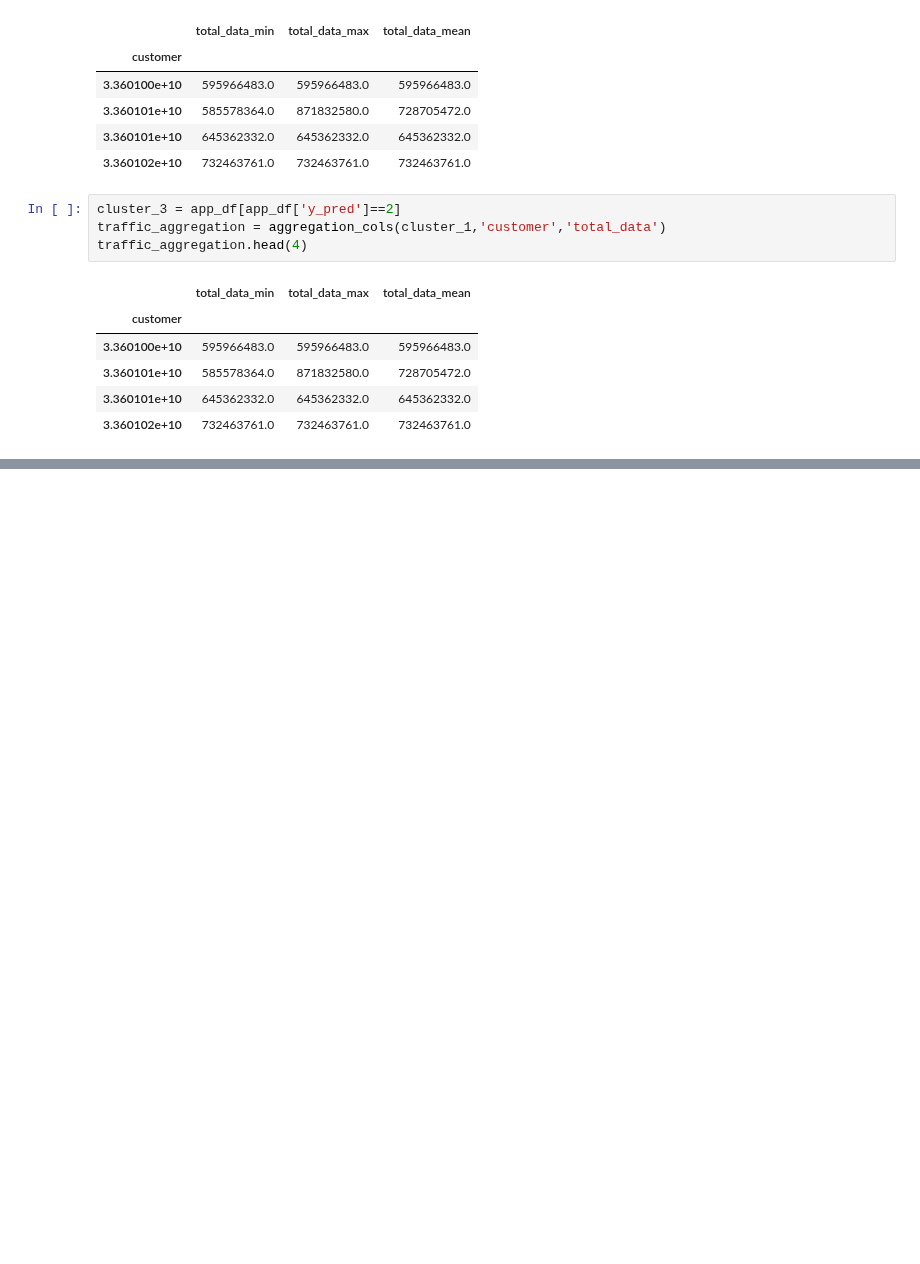
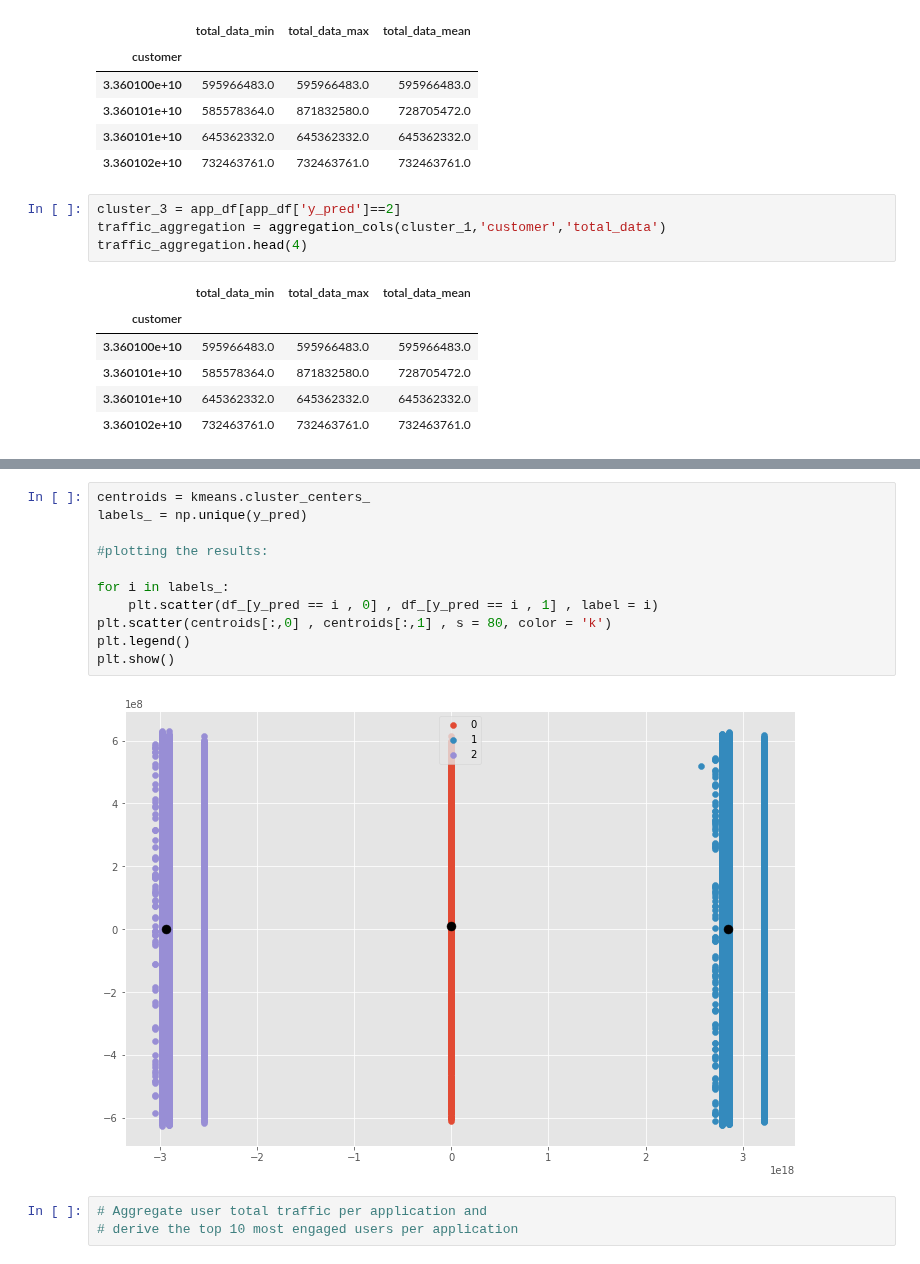
Before and after one commit to tutorialcreation/TelComChallenge, a Jupyter notebook: notebooks/Modelling.ipynb, the cells around one changed output, grey strips where cells are left out. Drawn from its saved outputs; the diff is of its cells as text; blank space fills up the shorter version.

```diff
--- a/notebooks/Modelling.ipynb
+++ b/notebooks/Modelling.ipynb
@@ -221,0 +285,16 @@ plt.plot(app_df.total_data, app_df.y_pred)
+# %%
+centroids = kmeans.cluster_centers_
+labels_ = np.unique(y_pred)
+
+#plotting the results:
+
+for i in labels_:
+    plt.scatter(df_[y_pred == i , 0] , df_[y_pred == i , 1] , label = i)
+plt.scatter(centroids[:,0] , centroids[:,1] , s = 80, color = 'k')
+plt.legend()
+plt.show()
+# %% [output]
+[figure, added]
+# %%
+# Aggregate user total traffic per application and
+# derive the top 10 most engaged users per application
```
Also changed, not shown: parts of 10 cells of this notebook.
